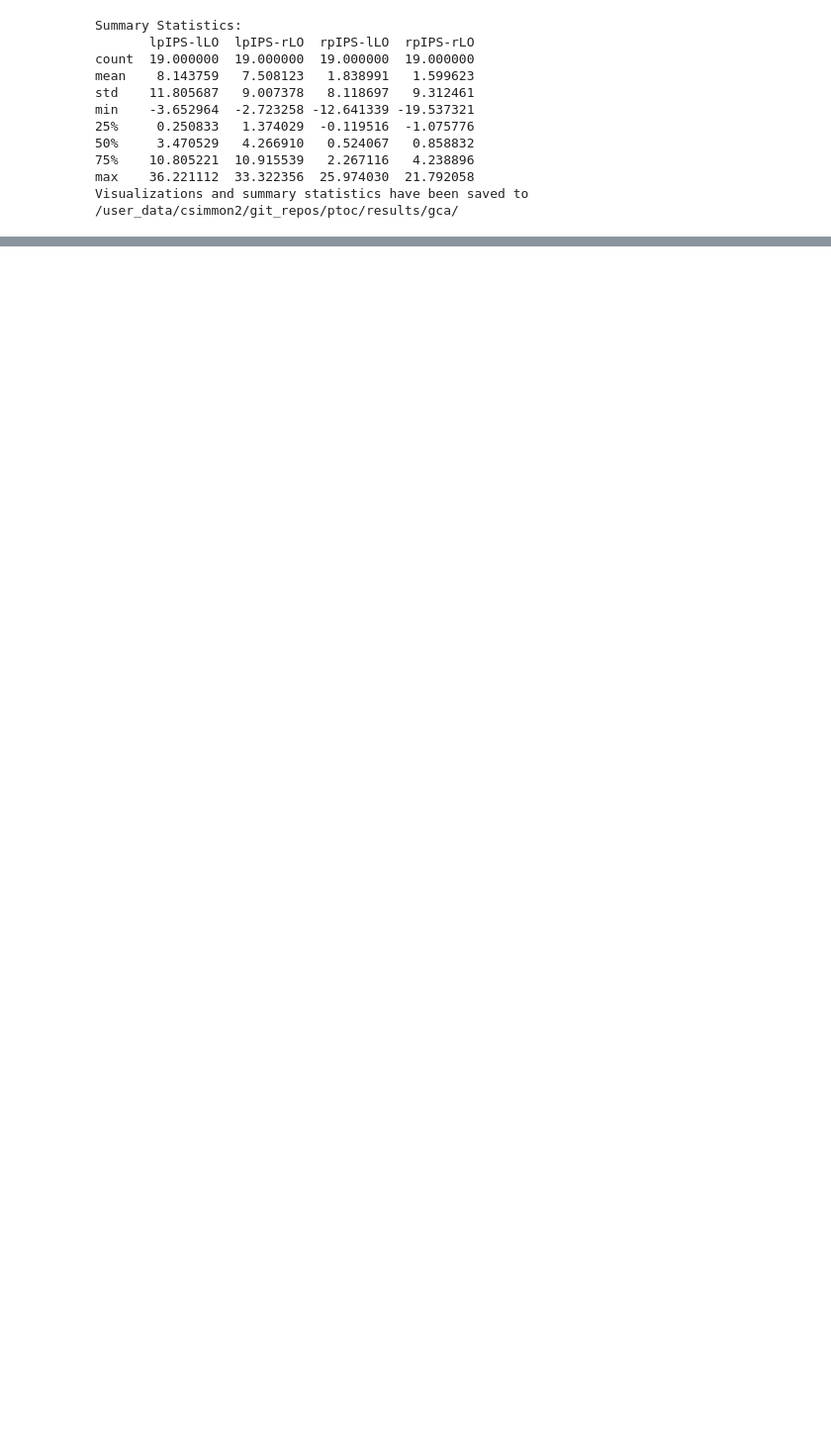
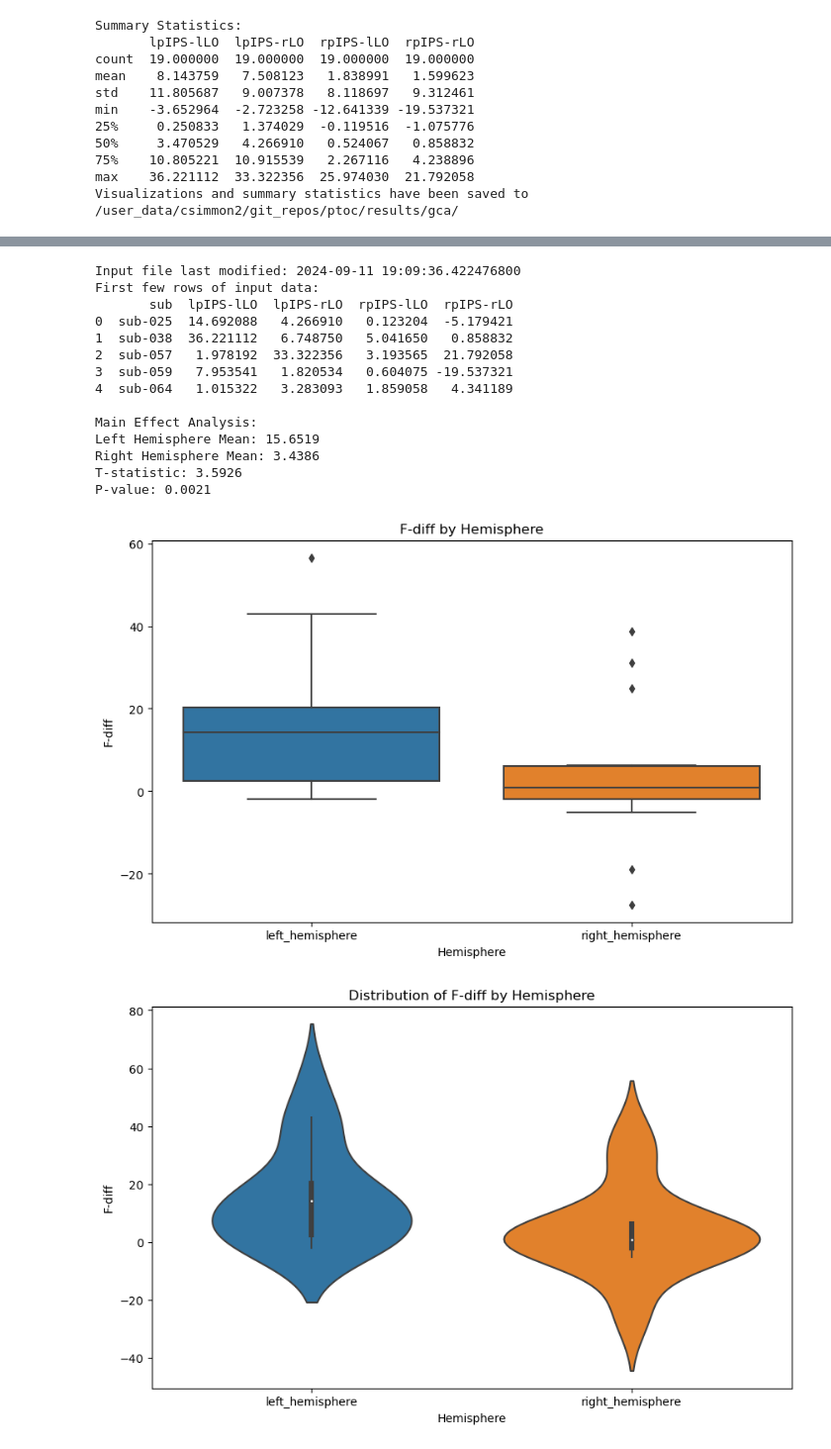
Before and after one commit to cnsimmons/ptoc, a Jupyter notebook: analyses/gca_viz.ipynb, the cells around one changed output, grey strips where cells are left out. Shown at 99% size. Saved outputs shown, nothing was run; the diff lists cells and outputs as text; code cells hidden in the pictures; blank space fills up the shorter version.

Commit message:
gca showing hemispheric differences

```diff
--- a/analyses/gca_viz.ipynb
+++ b/analyses/gca_viz.ipynb
@@ -220,0 +316,75 @@ print(results)
+# %%
+##main effect by hemisphere:
+
+import pandas as pd
+import numpy as np
+from scipy import stats
+import matplotlib.pyplot as plt
+import seaborn as sns
+
+# Load the data
+results_dir = '/user_data/csimmon2/git_repos/ptoc/results'
+input_file = f"{results_dir}/gca/subject_roi_pair_summary.csv"
+df = pd.read_csv(input_file)
+
+print(f"Input file last modified: {pd.to_datetime(os.path.getmtime(input_file), unit='s')}")
+print("First few rows of input data:")
+print(df.head())
+
+# Combine left and right hemisphere data
+df['left_hemisphere'] = df['lpIPS-lLO'] + df['lpIPS-rLO']
+df['right_hemisphere'] = df['rpIPS-lLO'] + df['rpIPS-rLO']
+
+# Perform paired t-test
+t_statistic, p_value = stats.ttest_rel(df['left_hemisphere'], df['right_hemisphere'])
+
+print("\nMain Effect Analysis:")
+print(f"Left Hemisphere Mean: {df['left_hemisphere'].mean():.4f}")
+print(f"Right Hemisphere Mean: {df['right_hemisphere'].mean():.4f}")
+print(f"T-statistic: {t_statistic:.4f}")
+print(f"P-value: {p_value:.4f}")
+
+# Create a box plot to visualize the difference
+plt.figure(figsize=(10, 6))
+data_to_plot = pd.melt(df[['left_hemisphere', 'right_hemisphere']],
+                       var_name='Hemisphere', value_name='F-diff')
+sns.boxplot(x='Hemisphere', y='F-diff', data=data_to_plot)
+plt.title('F-diff by Hemisphere')
+plt.show()
+
+# Create a violin plot for a more detailed view of the distribution
+plt.figure(figsize=(10, 6))
+sns.violinplot(x='Hemisphere', y='F-diff', data=data_to_plot)
+plt.title('Distribution of F-diff by Hemisphere')
+plt.show()
+
+# Perform Wilcoxon signed-rank test (non-parametric alternative to paired t-test)
+w_statistic, w_p_value = stats.wilcoxon(df['left_hemisphere'], df['right_hemisphere'])
+
+print("\nWilcoxon Signed-Rank Test:")
+print(f"W-statistic: {w_statistic:.4f}")
+print(f"P-value: {w_p_value:.4f}")
+
+# Effect size calculation (Cohen's d for paired samples)
+d = (df['left_hemisphere'] - df['right_hemisphere']).mean() / \
+    (df['left_hemisphere'] - df['right_hemisphere']).std()
+
+print("\nEffect Size:")
+print(f"Cohen's d: {d:.4f}")
+# %% [output]
+Input file last modified: 2024-09-11 19:09:36.422476800
+First few rows of input data:
+       sub  lpIPS-lLO  lpIPS-rLO  rpIPS-lLO  rpIPS-rLO
+0  sub-025  14.692088   4.266910   0.123204  -5.179421
+1  sub-038  36.221112   6.748750   5.041650   0.858832
+2  sub-057   1.978192  33.322356   3.193565  21.792058
+3  sub-059   7.953541   1.820534   0.604075 -19.537321
+4  sub-064   1.015322   3.283093   1.859058   4.341189
+
+Main Effect Analysis:
+Left Hemisphere Mean: 15.6519
+Right Hemisphere Mean: 3.4386
+T-statistic: 3.5926
+P-value: 0.0021
+[figure, added]
+[figure, added]
```
Also changed, not shown: parts of 5 cells of this notebook, 1 other file.
